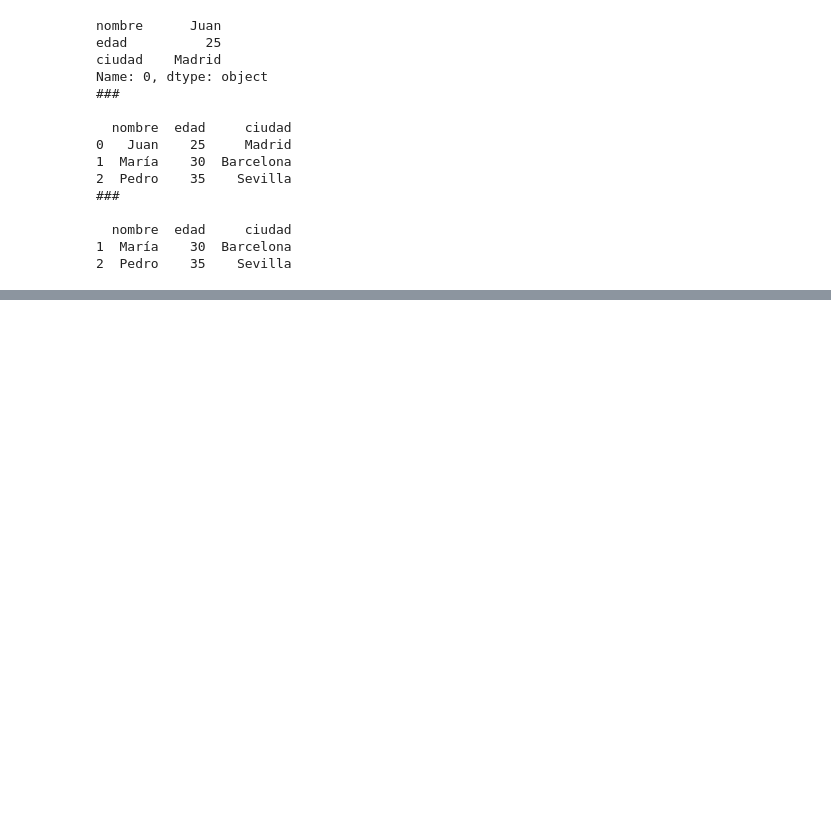
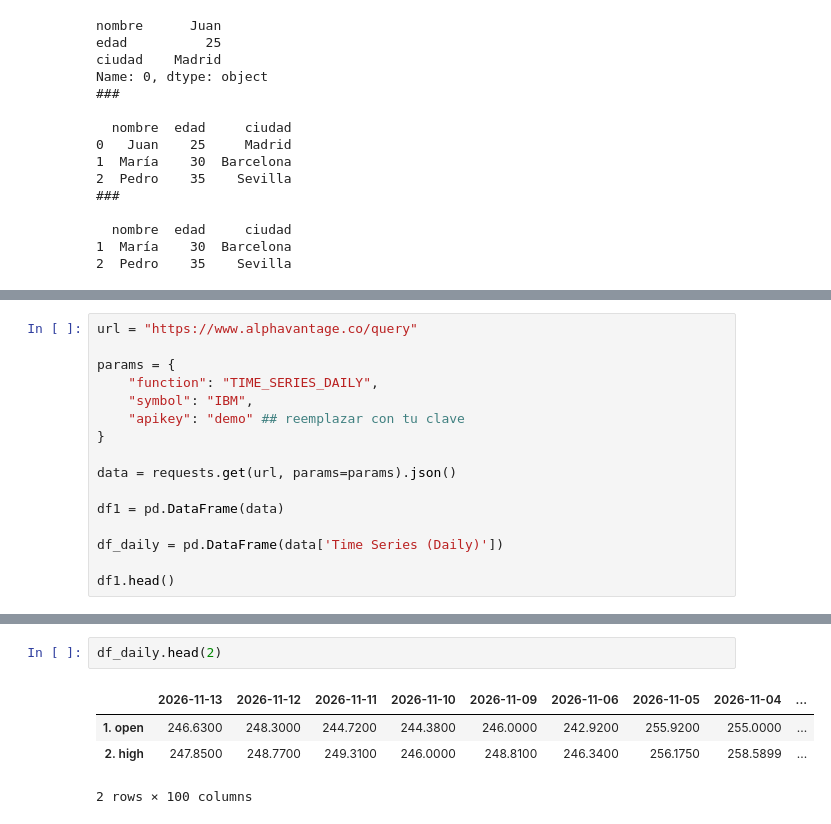
Before and after one commit to cgabrielcp/AnalisisDeDatos34, a Jupyter notebook: Sesion1/pandas.ipynb, the cells around one changed output, grey strips where cells are left out. Saved outputs shown, nothing was run; the diff lists cells and outputs as text; blank space fills up the shorter version.

```diff
--- a/Sesion1/pandas.ipynb
+++ b/Sesion1/pandas.ipynb
@@ -198,0 +241,16 @@ Name: 0, dtype: object
+# %%
+url = "https://www.alphavantage.co/query"
+
+params = {
+    "function": "TIME_SERIES_DAILY",
+    "symbol": "IBM",
+    "apikey": "demo" ## reemplazar con tu clave
+}
+
+data = requests.get(url, params=params).json()
+
+df1 = pd.DataFrame(data)
+
+df_daily = pd.DataFrame(data['Time Series (Daily)'])
+
+df1.head()
@@ -198,0 +264,7 @@ Name: 0, dtype: object
+# %%
+df_daily.head(2)
+# %% [output]
+|  | 2026-11-13 | 2026-11-12 | 2026-11-11 | 2026-11-10 | 2026-11-09 | 2026-11-06 | 2026-11-05 | 2026-11-04 | ... |
+| 1. open | 246.6300 | 248.3000 | 244.7200 | 244.3800 | 246.0000 | 242.9200 | 255.9200 | 255.0000 | ... |
+| 2. high | 247.8500 | 248.7700 | 249.3100 | 246.0000 | 248.8100 | 246.3400 | 256.1750 | 258.5899 | ... |
+2 rows × 100 columns
```
Also changed, not shown: parts of 5 cells of this notebook.
